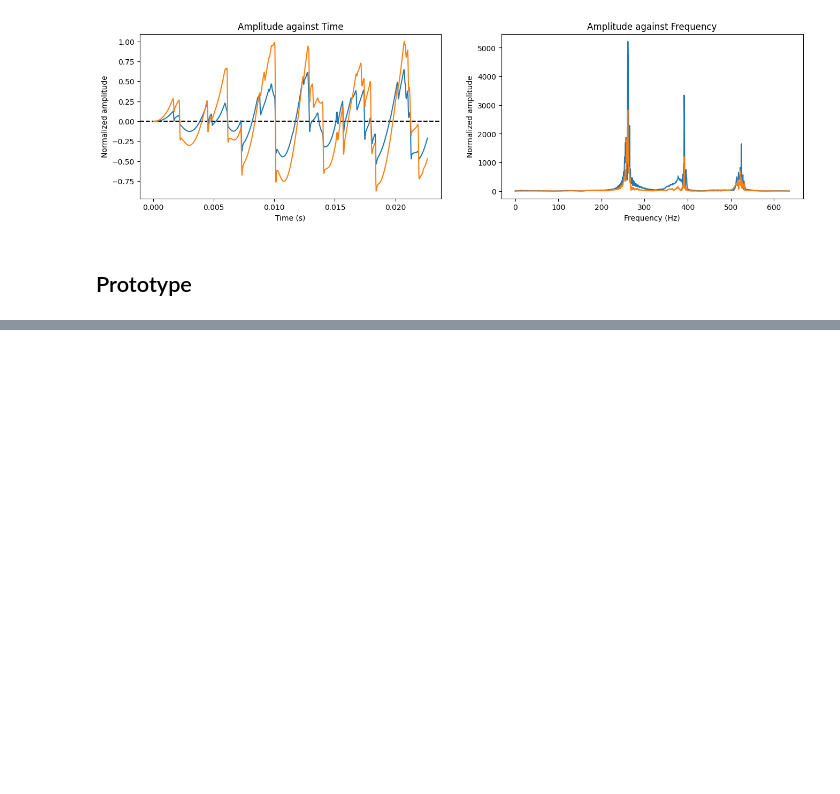
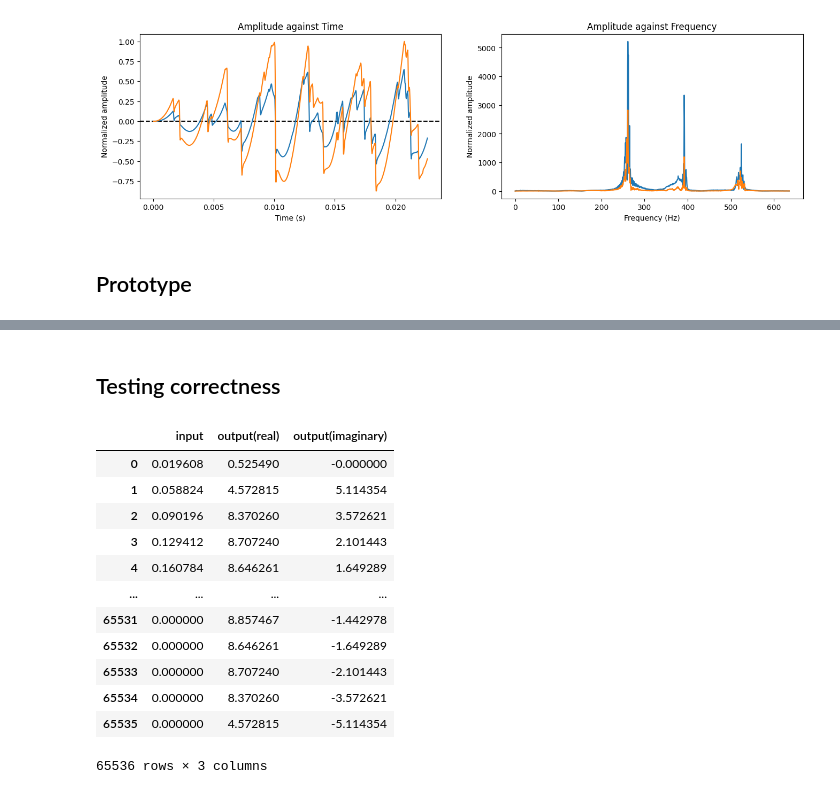
Before and after one commit to leslieyip02/windigo, a Jupyter notebook: fft.ipynb, the cells around one changed output, grey strips where cells are left out. Drawn from its saved outputs; the diff is of its cells as text; code cells hidden in the pictures; blank space fills up the shorter version.

```diff
--- a/fft.ipynb
+++ b/fft.ipynb
@@ -102,3 +104,32 @@ display.Audio(output)
 # %% [output]
 [figure]
 [interactive output not drawn]
+# %% [markdown]
+## Testing correctness
+# %%
+sample_rate, data = wavfile.read("samples/8-bit.wav")
+input = np.zeros(1 << 16)
+input[:len(data)] = data / 255 * 2 - 1
+# input = (data / 255 * 2 - 1)[:(1 << 15)]
+output = fft(input)
+# %%
+df = pd.DataFrame({
+    "input": input,
+    "output(real)": [i.real for i in output],
+    "output(imaginary)": [i.imag for i in output],
+})
+df
+# %% [output]
+|  | input | output(real) | output(imaginary) |
+| 0 | 0.019608 | 0.525490 | -0.000000 |
+| 1 | 0.058824 | 4.572815 | 5.114354 |
+| 2 | 0.090196 | 8.370260 | 3.572621 |
+| 3 | 0.129412 | 8.707240 | 2.101443 |
+| 4 | 0.160784 | 8.646261 | 1.649289 |
+| ... | ... | ... | ... |
+| 65531 | 0.000000 | 8.857467 | -1.442978 |
+| 65532 | 0.000000 | 8.646261 | -1.649289 |
+| 65533 | 0.000000 | 8.707240 | -2.101443 |
+| 65534 | 0.000000 | 8.370260 | -3.572621 |
+| 65535 | 0.000000 | 4.572815 | -5.114354 |
+65536 rows × 3 columns
```
Also changed, not shown: parts of 3 cells of this notebook, 6 other files.
